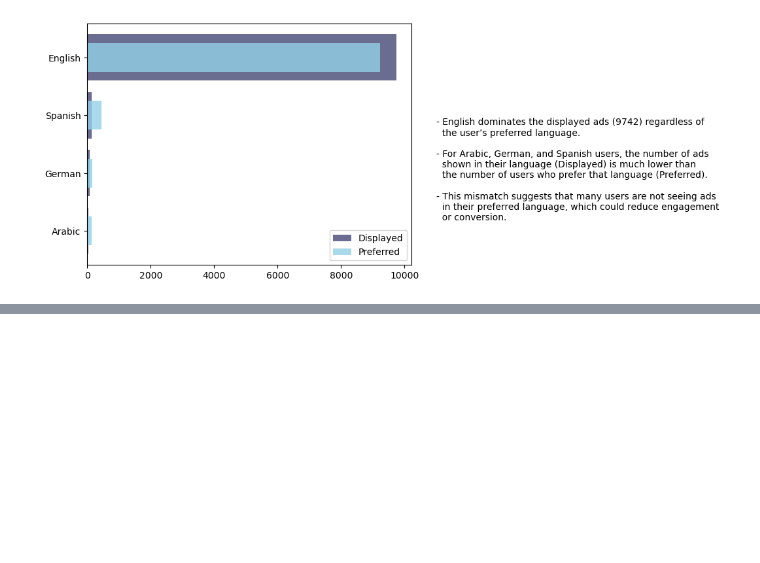
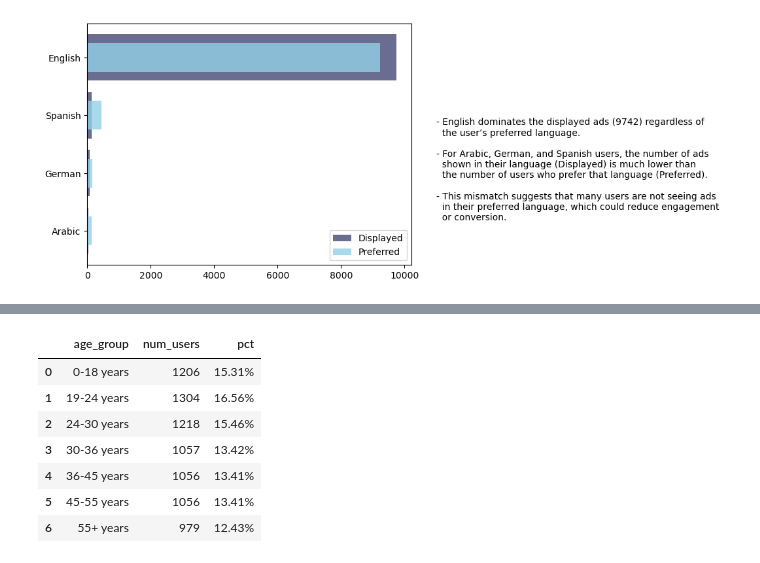
Before and after one commit to hend-a-ghafour/Analyzing_Marketing_Campaigns, a Jupyter notebook: Analyzing_Marketing_Campaigns.ipynb, the cells around one changed output, grey strips where cells are left out. Cells and saved outputs as stored; diff of their text form; code cells hidden in the pictures; blank space fills up the shorter version.

```diff
--- a/Analyzing_Marketing_Campaigns.ipynb
+++ b/Analyzing_Marketing_Campaigns.ipynb
@@ -565,3 +565,16 @@ marketing.head(1)
 # %% [output]
 |  | user_id | date_served | marketing_channel | variant | converted | language_displayed | language_preferred | ... |
 | 0 | a100000029 | 2018-01-01 | House Ads | personalization | True | English | English | ... |
+# %%
+age_distribution = marketing.groupby('age_group').user_id.nunique().reset_index().rename(columns={'user_id':'num_users'})
+age_distribution['pct']=age_distribution['num_users']/age_distribution['num_users'].sum()
+age_distribution.style.format({'pct':'{:,.2%}'})
+# %% [output]
+|  | age_group | num_users | pct |
+| 0 | 0-18 years | 1206 | 15.31% |
+| 1 | 19-24 years | 1304 | 16.56% |
+| 2 | 24-30 years | 1218 | 15.46% |
+| 3 | 30-36 years | 1057 | 13.42% |
+| 4 | 36-45 years | 1056 | 13.41% |
+| 5 | 45-55 years | 1056 | 13.41% |
+| 6 | 55+ years | 979 | 12.43% |
```
Also changed, not shown: parts of 5 cells of this notebook, 1 other file.
